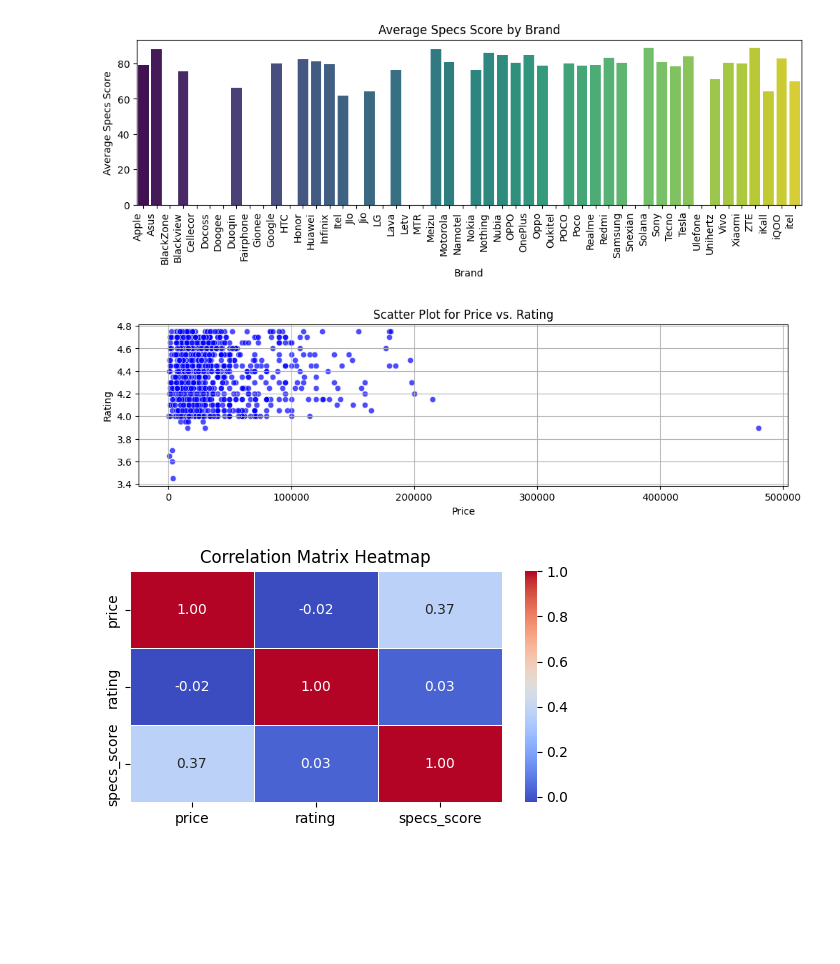
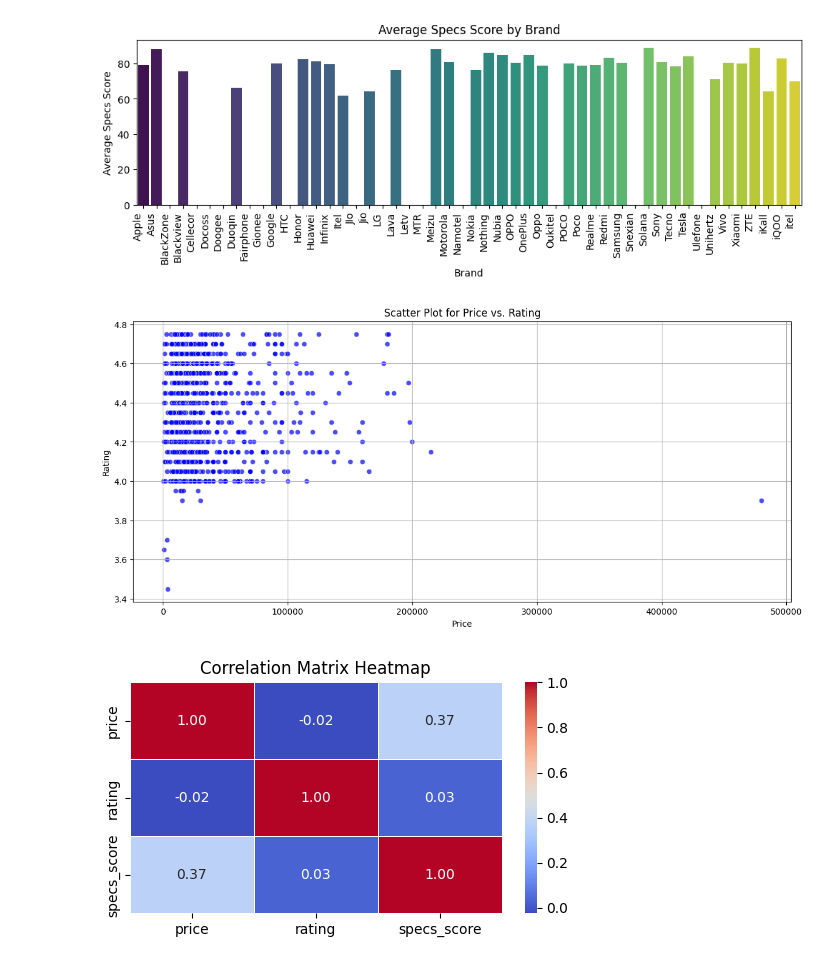
Before and after one commit to Abhasjaiswal/Python, a Jupyter notebook: Data Analysis/Data_Cleaning/MobileData.ipynb, the cells around one changed output. Drawn from its saved outputs; the diff is of its cells as text; code cells hidden in the pictures; blank space fills up the shorter version.

```diff
--- a/Data Analysis/Data_Cleaning/MobileData.ipynb
+++ b/Data Analysis/Data_Cleaning/MobileData.ipynb
@@ -205,15 +209,15 @@ Passing `palette` without assigning `hue` is deprecated and will be removed in v
   sns.barplot(x='brand', y='specs_score', data=avg_specs_by_brand, palette='viridis')
 [figure]
 # %%
-plt.figure(figsize=(12, 3))
+plt.figure(figsize=(14, 6))
 sns.scatterplot(x='price', y='rating', data=df, color='blue', alpha=0.7)
 plt.title('Scatter Plot for Price vs. Rating')
 plt.xlabel('Price')
 plt.ylabel('Rating')
 plt.grid(True)
 plt.show()
 # %% [output]
-[figure, old version]
+[figure, new version]
 # %%
 df['price'] = df['price'].replace('[\₹,]', '', regex=True).astype(float)
 # %%
```
Also changed, not shown: parts of 1 cell of this notebook, 1 other file.
